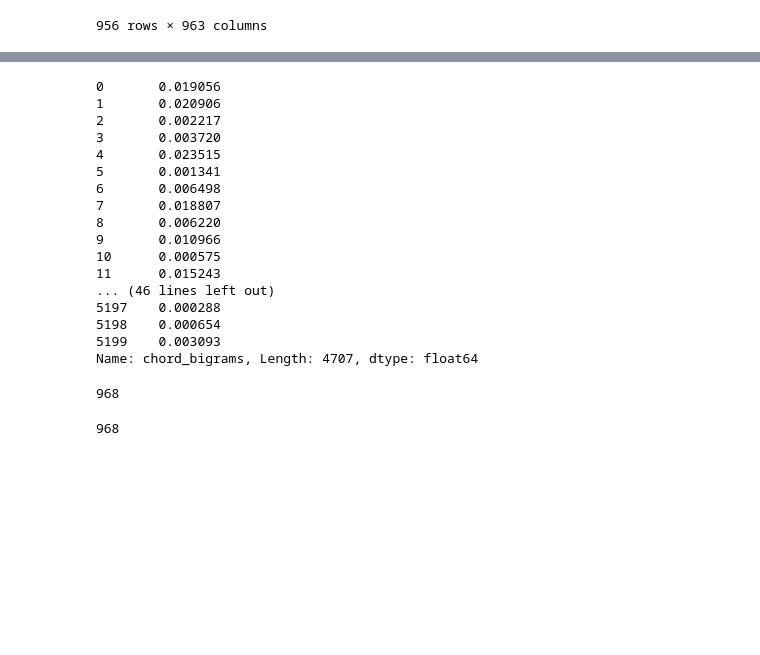
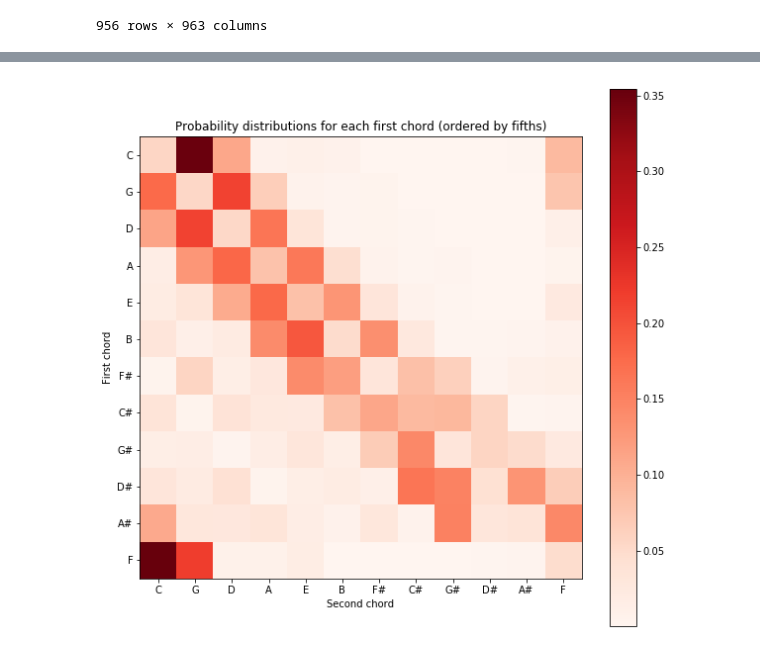
Before and after one commit to CSantiStSup/Digital_Musicology, a Jupyter notebook: chord_bigrams.ipynb, the cells around one changed output, grey strips where cells are left out. Drawn from its saved outputs; the diff is of its cells as text; code cells hidden in the pictures; blank space fills up the shorter version.

Commit message:
tried different components for harmonic complexity derived from bigrams analysis

```diff
--- a/chord_bigrams.ipynb
+++ b/chord_bigrams.ipynb
@@ -245,0 +270,2 @@ plt.show()
+# %%
+roots_by_fifths = ["C", "G", "D", "A", "E", "B", "F#", "C#", "G#", "D#", "A#", "F"]
@@ -246,20 +308,14 @@ plt.show()
+# %%
+plt.figure(figsize=(10,10))
+plt.imshow(prob_array_df.loc[roots_by_fifths][roots_by_fifths], cmap="Reds")
+plt.xticks(range(len(roots_by_fifths)), roots_by_fifths)
+plt.yticks(range(len(roots_by_fifths)), roots_by_fifths)
+plt.xlabel("Second chord")
+plt.ylabel("First chord")
+plt.title("Probability distributions for each first chord (ordered by fifths)")
+plt.colorbar()
+plt.show()
+# %% [output]
+[figure, added]
 # %%
-df.chord_bigrams.apply(lambda bg_list : np.mean([ freq[bg] for bg in bg_list ]))
+df["comp3"] = df.chord_bigrams.apply(lambda bg_list : np.mean([ freq[bg] for bg in bg_list ]))
-# %% [output]
-0       0.019056
-1       0.020906
-2       0.002217
-3       0.003720
-4       0.023515
-5       0.001341
-6       0.006498
-7       0.018807
-8       0.006220
-9       0.010966
-10      0.000575
-11      0.015243
-... (46 lines left out)
-5197    0.000288
-5198    0.000654
-5199    0.003093
-Name: chord_bigrams, Length: 4707, dtype: float64
@@ -269,8 +321,0 @@ all_chords = reduce(set.union, chord_set_by_song)
-# %%
-len(all_chords)
-# %% [output]
-968
-# %%
-len(set(df_bg.second_chord.unique()).union(set(df_bg.first_chord.unique())))
-# %% [output]
-968
```
Also changed, not shown: parts of 31 cells of this notebook, 1 other file.
